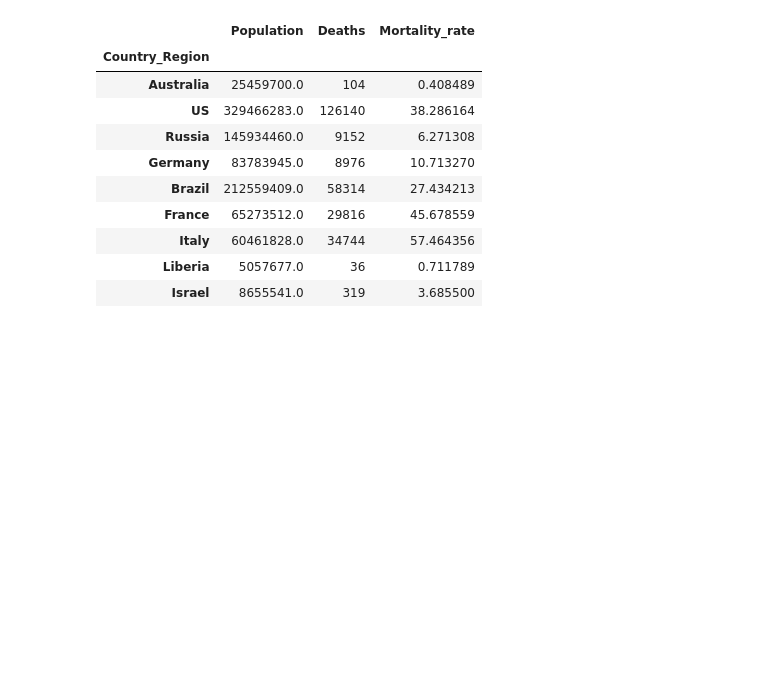
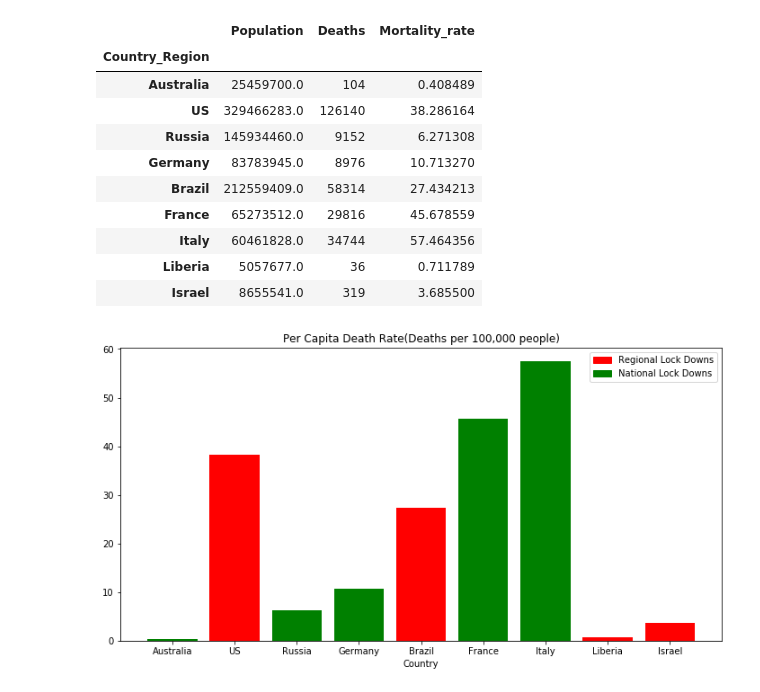
Before and after one commit to phuphan626/Group-4-Project-1, a Jupyter notebook: analysis/Covid-19-analysis.ipynb, the cells around one changed output. Drawn from its saved outputs; the diff is of its cells as text; code cells hidden in the pictures; blank space fills up the shorter version.

```diff
--- a/analysis/Covid-19-analysis.ipynb
+++ b/analysis/Covid-19-analysis.ipynb
@@ -327,3 +340,17 @@ population_deaths_df
 | Italy | 60461828.0 | 34744 | 57.464356 |
 | Liberia | 5057677.0 | 36 | 0.711789 |
 | Israel | 8655541.0 | 319 | 3.685500 |
+# %%
+mortality_rate_bar_df = pd.DataFrame(population_deaths_df['Mortality_rate']).reset_index()
+x_axis_mort_rt = mortality_rate_bar_df['Country_Region']
+y_axis_mort_rt = mortality_rate_bar_df['Mortality_rate']
+plt.figure(figsize=(12,6))
+plt.bar(x_axis_mort_rt,y_axis_mort_rt, color=['green', 'red', 'green', 'green', 'red', 'green', 'green', 'red', 'red'])
+region_lock_bar = mpatches.Patch(color='red', label='Regional Lock Downs')
+national_lock_bar = mpatches.Patch(color='Green', label='National Lock Downs')
+plt.legend(handles=[region_lock_bar, national_lock_bar])
+plt.xlabel("Country")
+plt.title("Per Capita Death Rate(Deaths per 100,000 people)")
+plt.show()
+# %% [output]
+[figure, added]
```
Also changed, not shown: parts of 7 cells of this notebook, 2 other files.
